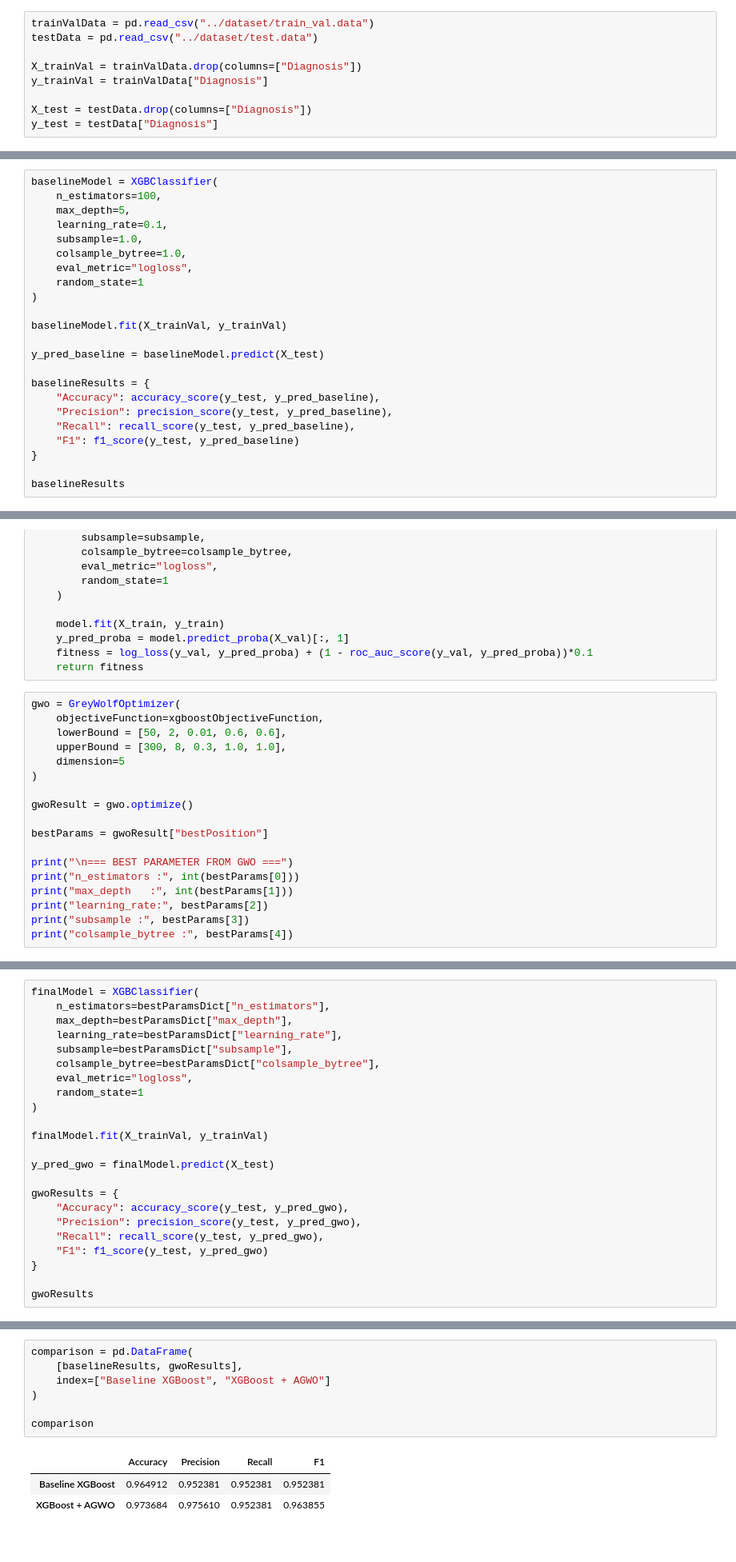
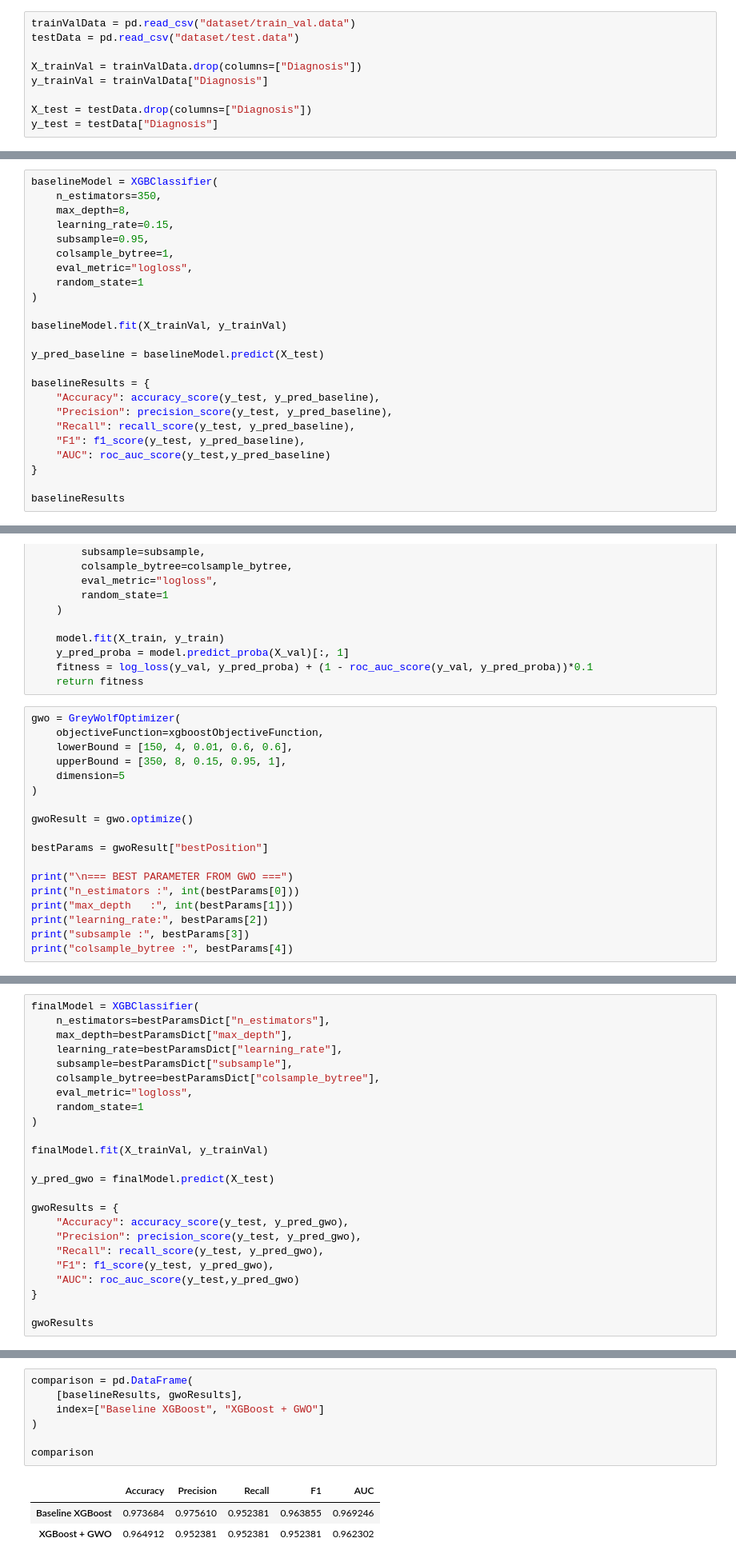
Before and after one commit to Codex2142/GWO-Parameter-Optimization, a Jupyter notebook: code/xgboost.ipynb, the cells around one changed output, grey strips where cells are left out. Shown at 80% size. Saved outputs shown, nothing was run; the diff lists cells and outputs as text.

```diff
--- a/code/xgboost.ipynb
+++ b/code/xgboost.ipynb
@@ -20,6 +18,6 @@ from numba import njit
 # %%
-trainValData = pd.read_csv("../dataset/train_val.data")
-testData = pd.read_csv("../dataset/test.data")
+trainValData = pd.read_csv("dataset/train_val.data")
+testData = pd.read_csv("dataset/test.data")
 
 X_trainVal = trainValData.drop(columns=["Diagnosis"])
 y_trainVal = trainValData["Diagnosis"]
@@ -36,11 +34,11 @@ X_train, X_val, y_train, y_val = train_test_split(
 )
 # %%
 baselineModel = XGBClassifier(
-    n_estimators=100,
-    max_depth=5,
-    learning_rate=0.1,
-    subsample=1.0,
-    colsample_bytree=1.0,
+    n_estimators=350,
+    max_depth=8,
+    learning_rate=0.15,
+    subsample=0.95,
+    colsample_bytree=1,
     eval_metric="logloss",
     random_state=1
 )
@@ -53,7 +51,8 @@ baselineResults = {
     "Accuracy": accuracy_score(y_test, y_pred_baseline),
     "Precision": precision_score(y_test, y_pred_baseline),
     "Recall": recall_score(y_test, y_pred_baseline),
-    "F1": f1_score(y_test, y_pred_baseline)
+    "F1": f1_score(y_test, y_pred_baseline),
+    "AUC": roc_auc_score(y_test,y_pred_baseline)
 }
 
 baselineResults
@@ -87,8 +87,8 @@ def xgboostObjectiveFunction(position):
 # %%
 gwo = GreyWolfOptimizer(
     objectiveFunction=xgboostObjectiveFunction,
-    lowerBound = [50, 2, 0.01, 0.6, 0.6],
-    upperBound = [300, 8, 0.3, 1.0, 1.0],
+    lowerBound = [150, 4, 0.01, 0.6, 0.6],
+    upperBound = [350, 8, 0.15, 0.95, 1],
     dimension=5
 )
 
@@ -162,7 +162,8 @@ gwoResults = {
     "Accuracy": accuracy_score(y_test, y_pred_gwo),
     "Precision": precision_score(y_test, y_pred_gwo),
     "Recall": recall_score(y_test, y_pred_gwo),
-    "F1": f1_score(y_test, y_pred_gwo)
+    "F1": f1_score(y_test, y_pred_gwo),
+    "AUC": roc_auc_score(y_test,y_pred_gwo)
 }
 
 gwoResults
@@ -174,11 +176,11 @@ gwoResults
 # %%
 comparison = pd.DataFrame(
     [baselineResults, gwoResults],
-    index=["Baseline XGBoost", "XGBoost + AGWO"]
+    index=["Baseline XGBoost", "XGBoost + GWO"]
 )
 
 comparison
 # %% [output]
-|  | Accuracy | Precision | Recall | F1 |
-| Baseline XGBoost | 0.964912 | 0.952381 | 0.952381 | 0.952381 |
-| XGBoost + AGWO | 0.973684 | 0.975610 | 0.952381 | 0.963855 |
+|  | Accuracy | Precision | Recall | F1 | AUC |
+| Baseline XGBoost | 0.973684 | 0.975610 | 0.952381 | 0.963855 | 0.969246 |
+| XGBoost + GWO | 0.964912 | 0.952381 | 0.952381 | 0.952381 | 0.962302 |
```
Also changed, not shown: parts of 5 cells of this notebook, 9 other files.
